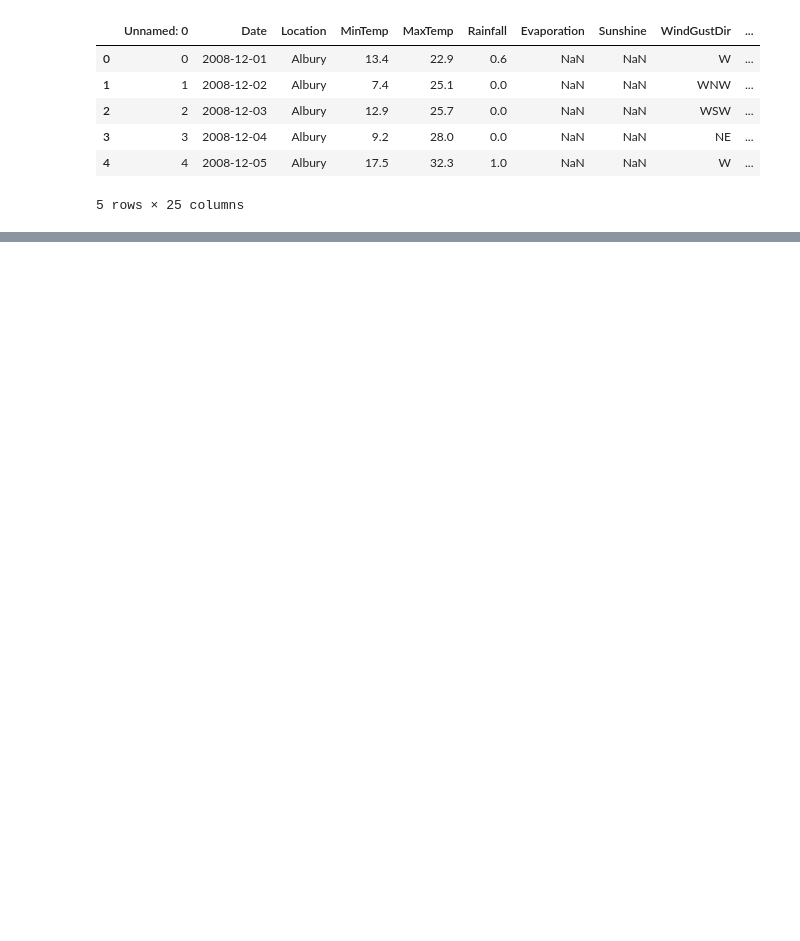
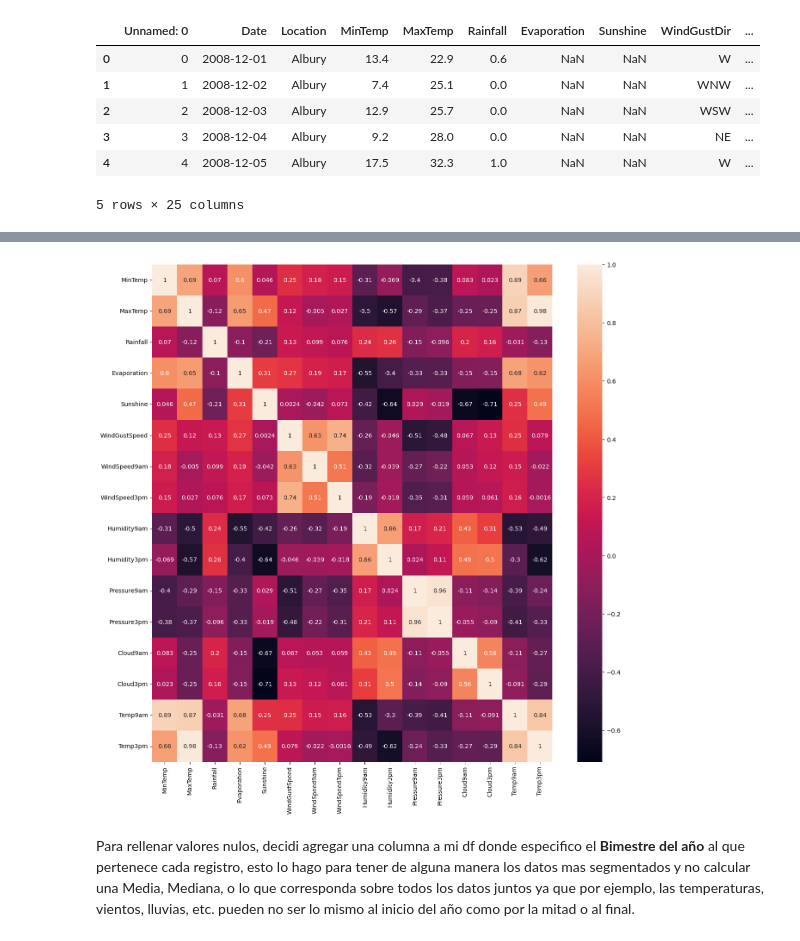
Before and after one commit to franciscoryb1/AA1-TUIA-RodriguezYBarros, a Jupyter notebook: tp.ipynb, the cells around one changed output, grey strips where cells are left out. Drawn from its saved outputs; the diff is of its cells as text; code cells hidden in the pictures; blank space fills up the shorter version.

Commit message:
Limpieza de datos

```diff
--- a/tp.ipynb
+++ b/tp.ipynb
@@ -262,0 +30,2 @@ plt.show()
+# %%
+df = df.drop('Unnamed: 0', axis = 1)
@@ -262,0 +36,4 @@ plt.show()
+# %%
+ciudades = [' Adelaide', 'Canberra', 'Cobar', 'Dartmoor', 'Melbourne', 'MelbourneAirport', 'MountGambier', 'Sydney', 'SydneyAirport' ]
+df = df[df['Location'].isin(ciudades)]
+df = df.drop('Location', axis = 1)
@@ -262,0 +58,12 @@ plt.show()
+# %%
+# Convierto la columna 'Date' a tipo datetime
+df['Date'] = pd.to_datetime(df['Date'])
+# %%
+fecha_limite = '2016-01-01'
+
+df_train = df[df['Date'] < fecha_limite]
+
+df_test = df[df['Date'] >= fecha_limite]
+
+print("Tamaño del conjunto de entrenamiento:", len(df_train))
+print("Tamaño del conjunto de prueba:", len(df_test))
@@ -262,0 +129,8 @@ plt.show()
+# %%
+plt.figure(figsize=(15,15))
+sns.heatmap(df_train[['MinTemp', 'MaxTemp', 'Rainfall', 'Evaporation', 'Sunshine', 'WindGustSpeed', 'WindSpeed9am', 'WindSpeed3pm', 'Humidity9am', 'Humidity3pm', 'Pressure9am', 'Pressure3pm', 'Cloud9am', 'Cloud3pm', 'Temp9am', 'Temp3pm']].corr(), annot=True)
+plt.show()
+# %% [output]
+[figure, added]
+# %% [markdown]
+Para rellenar valores nulos, decidi agregar una columna a mi df donde especifico el **Bimestre del año** al que pertenece cada registro, esto lo hago para tener de alguna manera los datos mas segmentados y no calcular una Media, Mediana, o lo que corresponda sobre todos los datos juntos ya que por ejemplo, las temperaturas, vientos, lluvias, etc. pueden no ser lo mismo al inicio del año como por la mitad o al final.
```
Also changed, not shown: parts of 82 cells of this notebook, 2 other files.
